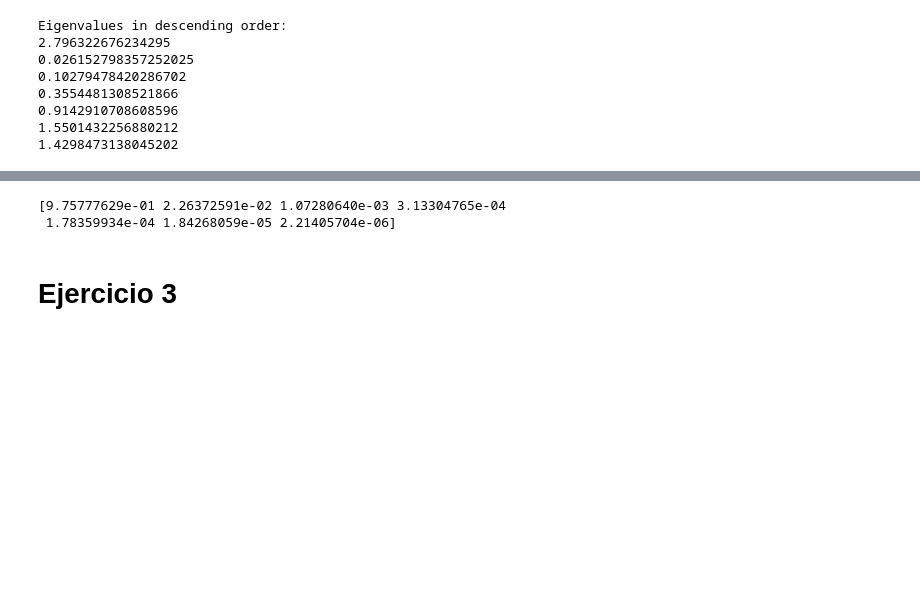
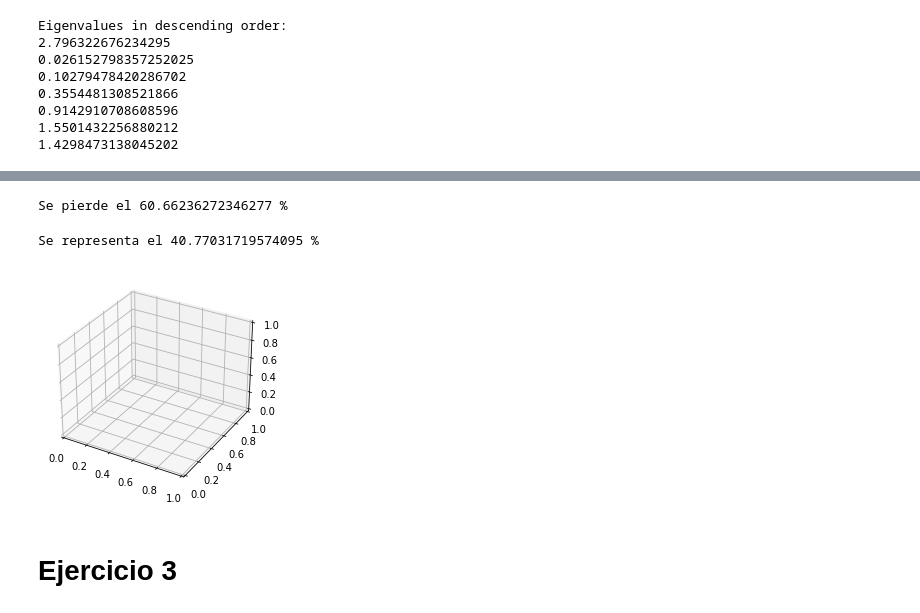
Before and after one commit to roig7/Practicamining1, a Jupyter notebook: LAB01-GRUPORoigChavarri/Practica3PCA.ipynb, the cells around one changed output, grey strips where cells are left out. Saved outputs shown, nothing was run; the diff lists cells and outputs as text; code cells hidden in the pictures; blank space fills up the shorter version.

```diff
--- a/LAB01-GRUPORoigChavarri/Practica3PCA.ipynb
+++ b/LAB01-GRUPORoigChavarri/Practica3PCA.ipynb
@@ -119,15 +135,22 @@ dataframe
 # %%
 #Cuanta informacion perdemos con 2 componentes
+InfoPer2= 100-dataframe.iloc[1,2]
+print("Se pierde el",InfoPer2,"%")
+# %% [output]
+Se pierde el 60.66236272346277 %
 # %%
 #Cuanta informacion representamos con 3 componentes
+InfoRepre3= dataframe.iloc[2,2]
+print("Se representa el",InfoRepre3,"%")
+# %% [output]
+Se representa el 40.77031719574095 %
-# %%
-#Hacemos la prueba de los componentes
-pca= sklearnPCA(n_components=7)
-pca.fit_transform(df1)
-print (pca.explained_variance_ratio_)
-# %% [output]
-[9.75777629e-01 2.26372591e-02 1.07280640e-03 3.13304765e-04
- 1.78359934e-04 1.84268059e-05 2.21405704e-06]
+# %%
+#Grafico 3D de los componentes
+# Creamos el plano 3D
+fig = plt.figure()
+ax = fig.add_subplot(111, projection='3d')
+# %% [output]
+[figure, added]
 # %% [markdown]
 # Ejercicio 3
 # %%
```
Also changed, not shown: parts of 6 cells of this notebook, 1 other file.
